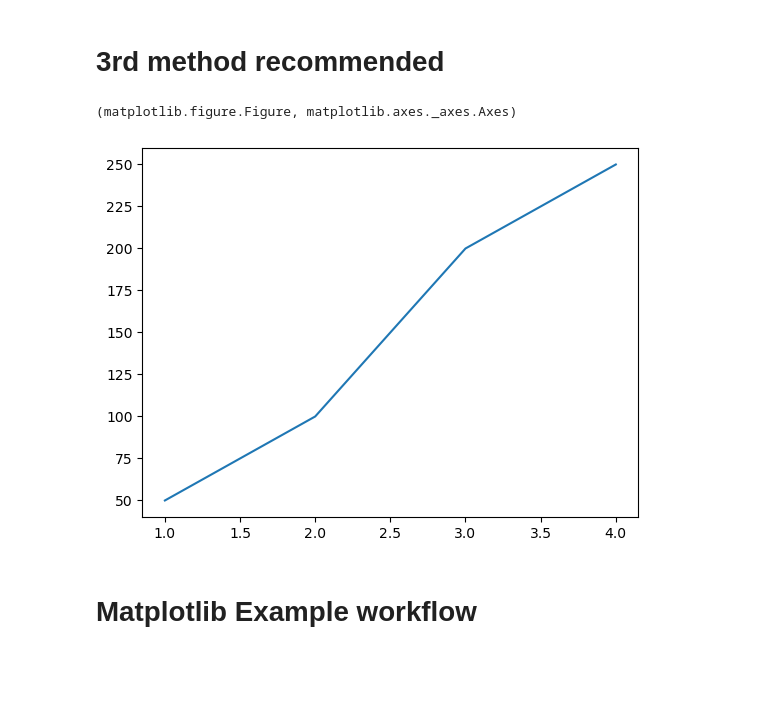
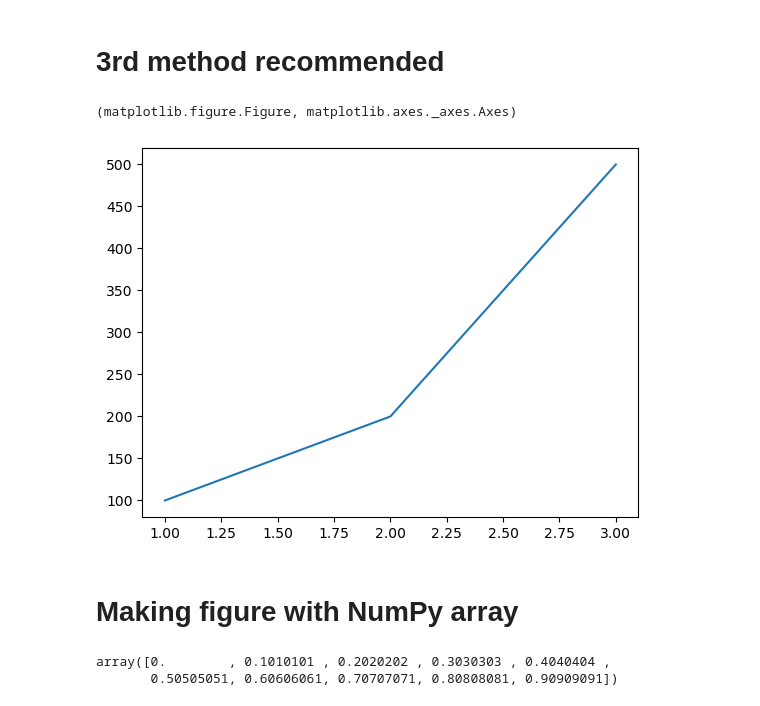
Before and after one commit to Asmit-Dhakal/Machine_Learning, a Jupyter notebook: Introduction to matplotlib library.ipynb, the cells around one changed output. Drawn from its saved outputs; the diff is of its cells as text; code cells hidden in the pictures; blank space fills up the shorter version.

```diff
--- a/Introduction to matplotlib library.ipynb
+++ b/Introduction to matplotlib library.ipynb
@@ -51,10 +56,8 @@ plt.show()
 # 3rd method recommended
 # %%
 fig, ax = plt.subplots()
-ax.plot([1,2,3,4], [50,100,200,250]) ; # add some data
+ax.plot([1,2,3],[100,200,500]); # add some data
 type(fig), type(ax)
 # %% [output]
 (matplotlib.figure.Figure, matplotlib.axes._axes.Axes)
-[figure, old version]
+[figure, new version]
-# %% [markdown]
- # Matplotlib Example workflow
@@ -64,0 +64,10 @@ type(fig), type(ax)
+# %% [markdown]
+# Making figure with NumPy array
+# %%
+# Creat e some data
+x=np.linspace(0,10,100)
+x
+x[:10]
+# %% [output]
+array([0.        , 0.1010101 , 0.2020202 , 0.3030303 , 0.4040404 ,
+       0.50505051, 0.60606061, 0.70707071, 0.80808081, 0.90909091])
```
Also changed, not shown: parts of 9 cells of this notebook.
